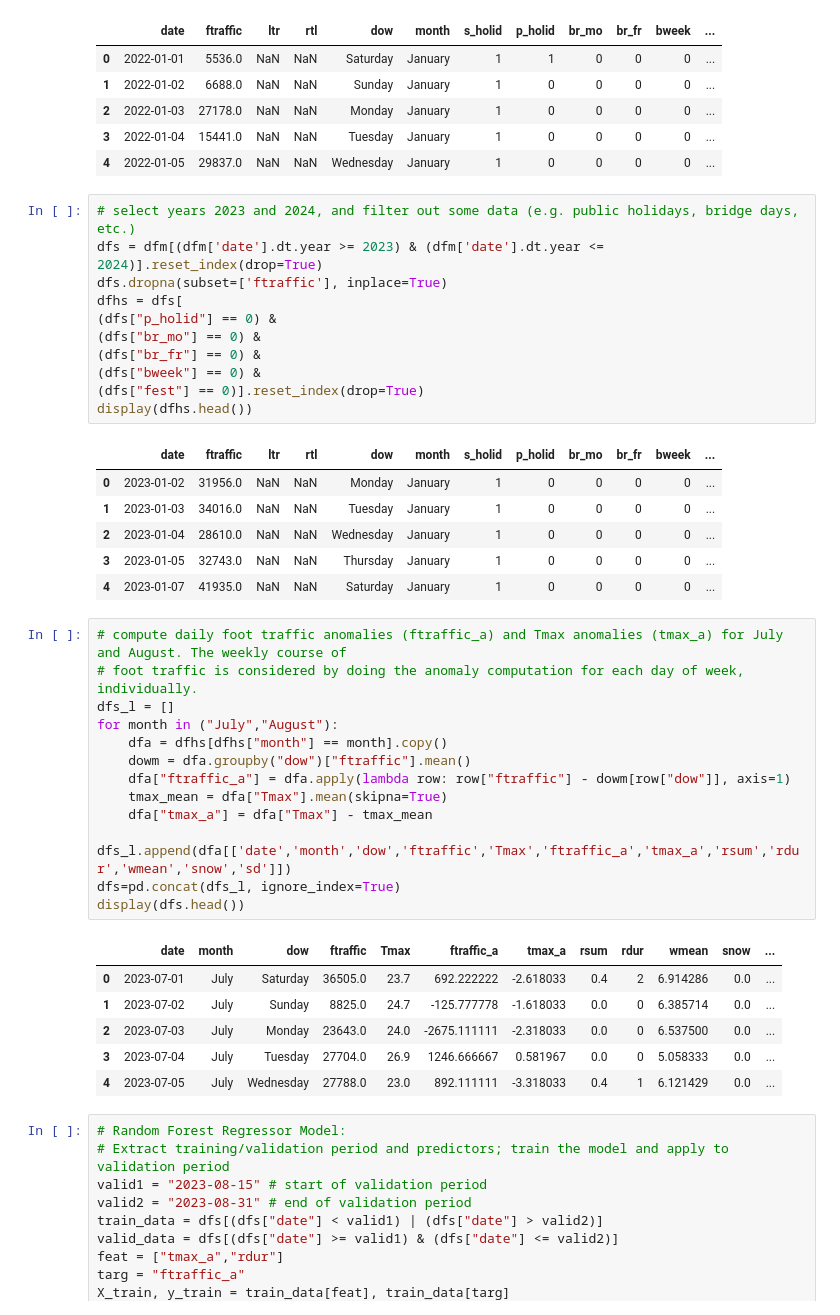
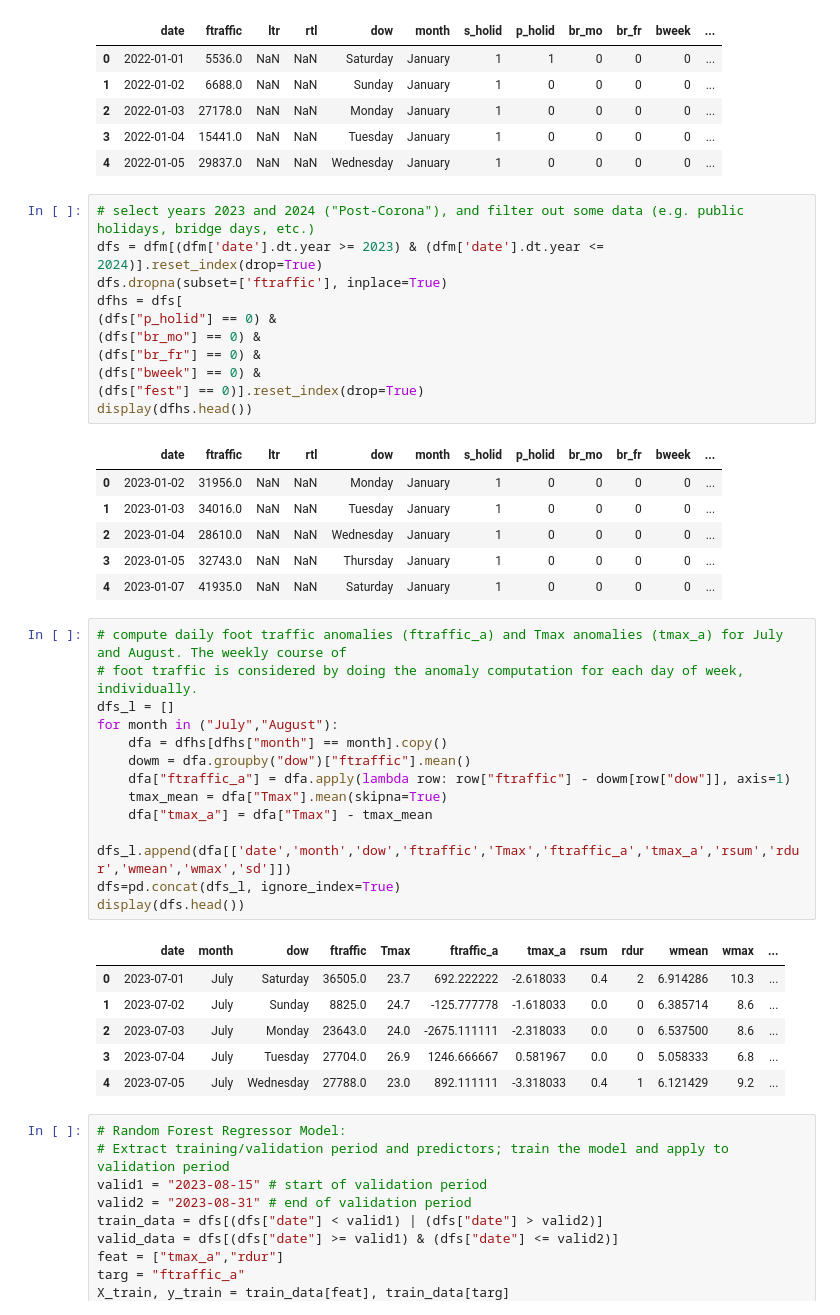
Before and after one commit to markr47/Foot-Traffic-Analysis, a Jupyter notebook: prediction.ipynb, the cells around one changed output. Cells and saved outputs as stored; diff of their text form.

```diff
--- a/prediction.ipynb
+++ b/prediction.ipynb
@@ -38,7 +40,7 @@ display(dfm.head())
 | 3 | 2022-01-04 | 15441.0 | NaN | NaN | Tuesday | January | 1 | 0 | 0 | 0 | 0 | ... |
 | 4 | 2022-01-05 | 29837.0 | NaN | NaN | Wednesday | January | 1 | 0 | 0 | 0 | 0 | ... |
 # %%
-# select years 2023 and 2024, and filter out some data (e.g. public holidays, bridge days, etc.)
+# select years 2023 and 2024 ("Post-Corona"), and filter out some data (e.g. public holidays, bridge days, etc.)
 dfs = dfm[(dfm['date'].dt.year >= 2023) & (dfm['date'].dt.year <= 2024)].reset_index(drop=True)
 dfs.dropna(subset=['ftraffic'], inplace=True)
 dfhs = dfs[
@@ -58,23 +60,23 @@ display(dfhs.head())
 # %%
 # compute daily foot traffic anomalies (ftraffic_a) and Tmax anomalies (tmax_a) for July and August. The weekly course of
 # foot traffic is considered by doing the anomaly computation for each day of week, individually.
 dfs_l = []
 for month in ("July","August"):
     dfa = dfhs[dfhs["month"] == month].copy()
     dowm = dfa.groupby("dow")["ftraffic"].mean()
     dfa["ftraffic_a"] = dfa.apply(lambda row: row["ftraffic"] - dowm[row["dow"]], axis=1)
     tmax_mean = dfa["Tmax"].mean(skipna=True)
     dfa["tmax_a"] = dfa["Tmax"] - tmax_mean
-    dfs_l.append(dfa[['date','month','dow','ftraffic','Tmax','ftraffic_a','tmax_a','rsum','rdur','wmean','snow','sd']])
+    dfs_l.append(dfa[['date','month','dow','ftraffic','Tmax','ftraffic_a','tmax_a','rsum','rdur','wmean','wmax','sd']])
 dfs=pd.concat(dfs_l, ignore_index=True)
 display(dfs.head())
 # %% [output]
-|  | date | month | dow | ftraffic | Tmax | ftraffic_a | tmax_a | rsum | rdur | wmean | snow | ... |
-| 0 | 2023-07-01 | July | Saturday | 36505.0 | 23.7 | 692.222222 | -2.618033 | 0.4 | 2 | 6.914286 | 0.0 | ... |
-| 1 | 2023-07-02 | July | Sunday | 8825.0 | 24.7 | -125.777778 | -1.618033 | 0.0 | 0 | 6.385714 | 0.0 | ... |
-| 2 | 2023-07-03 | July | Monday | 23643.0 | 24.0 | -2675.111111 | -2.318033 | 0.0 | 0 | 6.537500 | 0.0 | ... |
-| 3 | 2023-07-04 | July | Tuesday | 27704.0 | 26.9 | 1246.666667 | 0.581967 | 0.0 | 0 | 5.058333 | 0.0 | ... |
-| 4 | 2023-07-05 | July | Wednesday | 27788.0 | 23.0 | 892.111111 | -3.318033 | 0.4 | 1 | 6.121429 | 0.0 | ... |
+|  | date | month | dow | ftraffic | Tmax | ftraffic_a | tmax_a | rsum | rdur | wmean | wmax | ... |
+| 0 | 2023-07-01 | July | Saturday | 36505.0 | 23.7 | 692.222222 | -2.618033 | 0.4 | 2 | 6.914286 | 10.3 | ... |
+| 1 | 2023-07-02 | July | Sunday | 8825.0 | 24.7 | -125.777778 | -1.618033 | 0.0 | 0 | 6.385714 | 8.6 | ... |
+| 2 | 2023-07-03 | July | Monday | 23643.0 | 24.0 | -2675.111111 | -2.318033 | 0.0 | 0 | 6.537500 | 8.6 | ... |
+| 3 | 2023-07-04 | July | Tuesday | 27704.0 | 26.9 | 1246.666667 | 0.581967 | 0.0 | 0 | 5.058333 | 6.8 | ... |
+| 4 | 2023-07-05 | July | Wednesday | 27788.0 | 23.0 | 892.111111 | -3.318033 | 0.4 | 1 | 6.121429 | 9.2 | ... |
 # %%
 # Random Forest Regressor Model:
 # Extract training/validation period and predictors; train the model and apply to validation period
```
Also changed, not shown: parts of 3 cells of this notebook.
